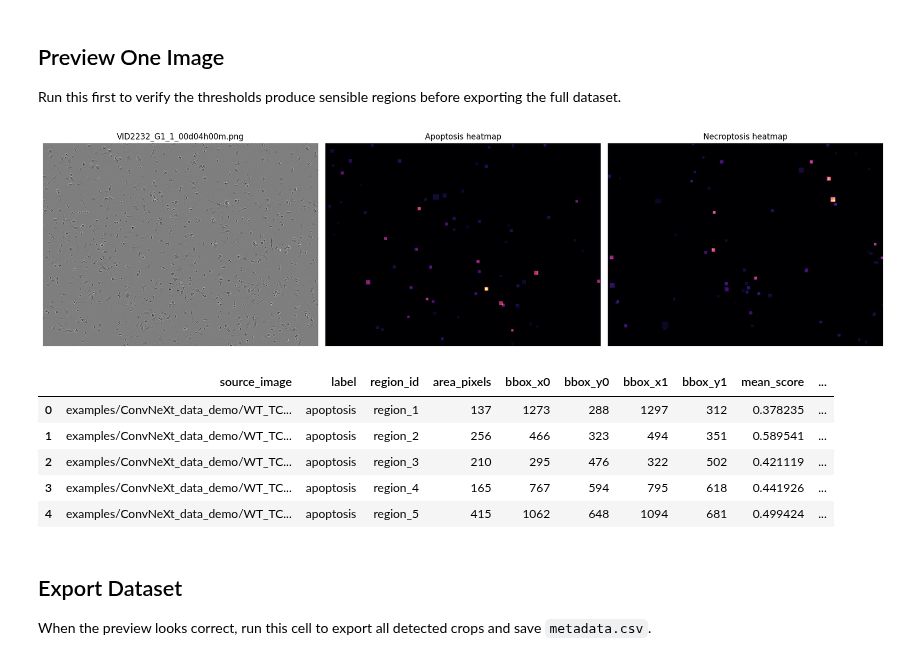
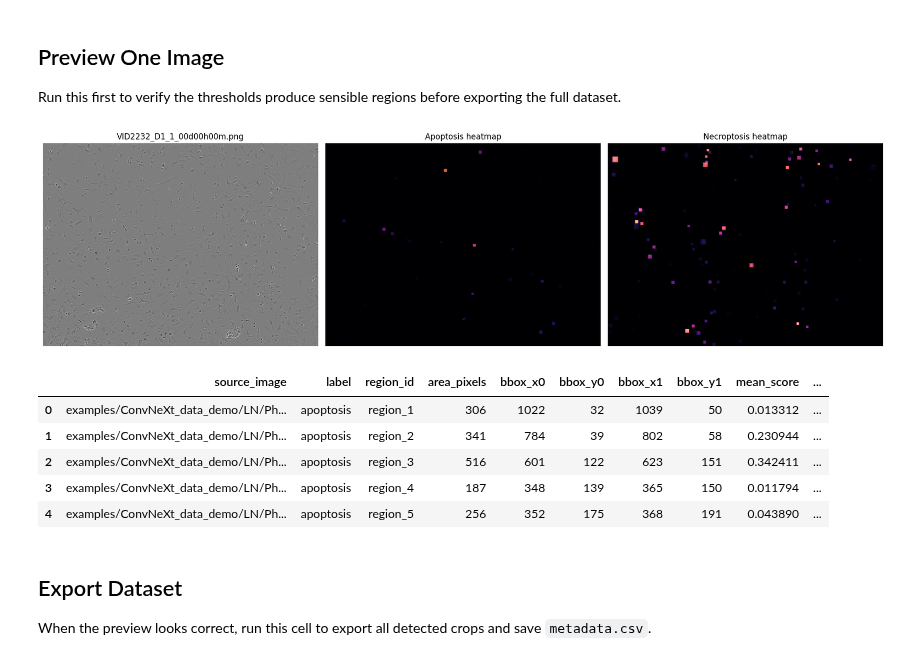
Before and after one commit to LSUHSC-CAIPP-Core-B/DeathScope, a Jupyter notebook: training/ConvNeXt/ConvNeXt-Large_DataPreparation.ipynb, the cells around one changed output. Drawn from its saved outputs; the diff is of its cells as text; code cells hidden in the pictures.

```diff
--- a/training/ConvNeXt/ConvNeXt-Large_DataPreparation.ipynb
+++ b/training/ConvNeXt/ConvNeXt-Large_DataPreparation.ipynb
@@ -83,6 +95,19 @@ def iter_image_paths(input_dir, patterns=IMAGE_PATTERNS, limit=None):
     if not image_paths:
         raise FileNotFoundError(f"No images found in {input_dir}")
     return image_paths
+
+
+def iter_dataset_dirs(input_root):
+    dataset_dirs = []
+    for group_dir in sorted(Path(input_root).iterdir()):
+        if not group_dir.is_dir():
+            continue
+        for dataset_dir in sorted(group_dir.iterdir()):
+            if dataset_dir.is_dir() and any(dataset_dir.glob(pattern) for pattern in IMAGE_PATTERNS):
+                dataset_dirs.append(dataset_dir)
+    if not dataset_dirs:
+        raise FileNotFoundError(f"No dataset directories with images found in {input_root}")
+    return dataset_dirs
 
 
 def mask_to_regions(detector, heatmap, threshold, min_region_pixels):
@@ -188,45 +213,66 @@ def export_dataset(detector, input_dir, output_dir, limit=None):
     metadata.to_csv(metadata_path, index=False)
     print(f"Saved metadata to {metadata_path}")
     return metadata
+
+
+def export_all_datasets(detector, input_root, output_root, limit=None):
+    dataset_dirs = iter_dataset_dirs(input_root)
+    metadata_frames = []
+    for dataset_dir in dataset_dirs:
+        relative_dataset = dataset_dir.relative_to(input_root)
+        dataset_output_dir = Path(output_root) / relative_dataset
+        print(f"Exporting dataset: {relative_dataset}")
+        metadata = export_dataset(detector, dataset_dir, dataset_output_dir, limit=limit)
+        if not metadata.empty:
+            metadata = metadata.copy()
+            metadata.insert(0, "dataset", str(relative_dataset))
+        metadata_frames.append(metadata)
+
+    combined_metadata = pd.concat(metadata_frames, ignore_index=True) if metadata_frames else pd.DataFrame()
+    combined_metadata_path = Path(output_root) / "metadata_all.csv"
+    combined_metadata.to_csv(combined_metadata_path, index=False)
+    print(f"Saved combined metadata to {combined_metadata_path}")
+    return combined_metadata
 # %% [markdown]
 ## Preview One Image
 
 Run this first to verify the thresholds produce sensible regions before exporting the full dataset.
 # %%
 detector = CellDetector(MODEL_PATH, image_size=IMAGE_SIZE)
-preview_image_path = iter_image_paths(INPUT_DIR, limit=1)[0]
+preview_dataset_dir = iter_dataset_dirs(INPUT_ROOT)[0] if BATCH_ALL_DATASETS else INPUT_DIR
+preview_image_path = iter_image_paths(preview_dataset_dir, limit=1)[0]
 preview = process_image(
     detector=detector,
     image_path=preview_image_path,
-    output_dir=OUTPUT_DIR,
+    output_dir=(OUTPUT_ROOT / preview_dataset_dir.relative_to(INPUT_ROOT)) if BATCH_ALL_DATASETS else OUTPUT_DIR,
     heatmap_threshold=HEATMAP_THRESHOLD,
     min_region_pixels=MIN_REGION_PIXELS,
     padding=PADDING,
     save_crops=False,
 )
 
 fig, axes = plt.subplots(1, 3, figsize=(18, 6))
 axes[0].imshow(preview["image"], cmap="gray")
 axes[0].set_title(preview_image_path.name)
 axes[1].imshow(preview["apoptosis_map"], cmap="inferno", vmin=0.0, vmax=1.0)
 axes[1].set_title("Apoptosis heatmap")
 axes[2].imshow(preview["necroptosis_map"], cmap="magma", vmin=0.0, vmax=1.0)
 axes[2].set_title("Necroptosis heatmap")
 for ax in axes:
     ax.axis("off")
 plt.tight_layout()
 plt.show()
 
 preview_df = pd.DataFrame(preview["records"])
 preview_df.head()
 # %% [output]
-[figure, old version]
+[figure, new version]
 |  | source_image | label | region_id | area_pixels | bbox_x0 | bbox_y0 | bbox_x1 | bbox_y1 | mean_score | ... |
-| 0 | examples/ConvNeXt_data_demo/WT_TC... | apoptosis | region_1 | 137 | 1273 | 288 | 1297 | 312 | 0.378235 | ... |
-| 1 | examples/ConvNeXt_data_demo/WT_TC... | apoptosis | region_2 | 256 | 466 | 323 | 494 | 351 | 0.589541 | ... |
-| 2 | examples/ConvNeXt_data_demo/WT_TC... | apoptosis | region_3 | 210 | 295 | 476 | 322 | 502 | 0.421119 | ... |
-| 3 | examples/ConvNeXt_data_demo/WT_TC... | apoptosis | region_4 | 165 | 767 | 594 | 795 | 618 | 0.441926 | ... |
-| 4 | examples/ConvNeXt_data_demo/WT_TC... | apoptosis | region_5 | 415 | 1062 | 648 | 1094 | 681 | 0.499424 | ... |
+| 0 | examples/ConvNeXt_data_demo/LN/Ph... | apoptosis | region_1 | 306 | 1022 | 32 | 1039 | 50 | 0.013312 | ... |
+| 1 | examples/ConvNeXt_data_demo/LN/Ph... | apoptosis | region_2 | 341 | 784 | 39 | 802 | 58 | 0.230944 | ... |
+| 2 | examples/ConvNeXt_data_demo/LN/Ph... | apoptosis | region_3 | 516 | 601 | 122 | 623 | 151 | 0.342411 | ... |
+| 3 | examples/ConvNeXt_data_demo/LN/Ph... | apoptosis | region_4 | 187 | 348 | 139 | 365 | 150 | 0.011794 | ... |
+| 4 | examples/ConvNeXt_data_demo/LN/Ph... | apoptosis | region_5 | 256 | 352 | 175 | 368 | 191 | 0.043890 | ... |
 # %% [markdown]
 ## Export Dataset
 
```
Also changed, not shown: parts of 2 cells of this notebook, 35 other files.
